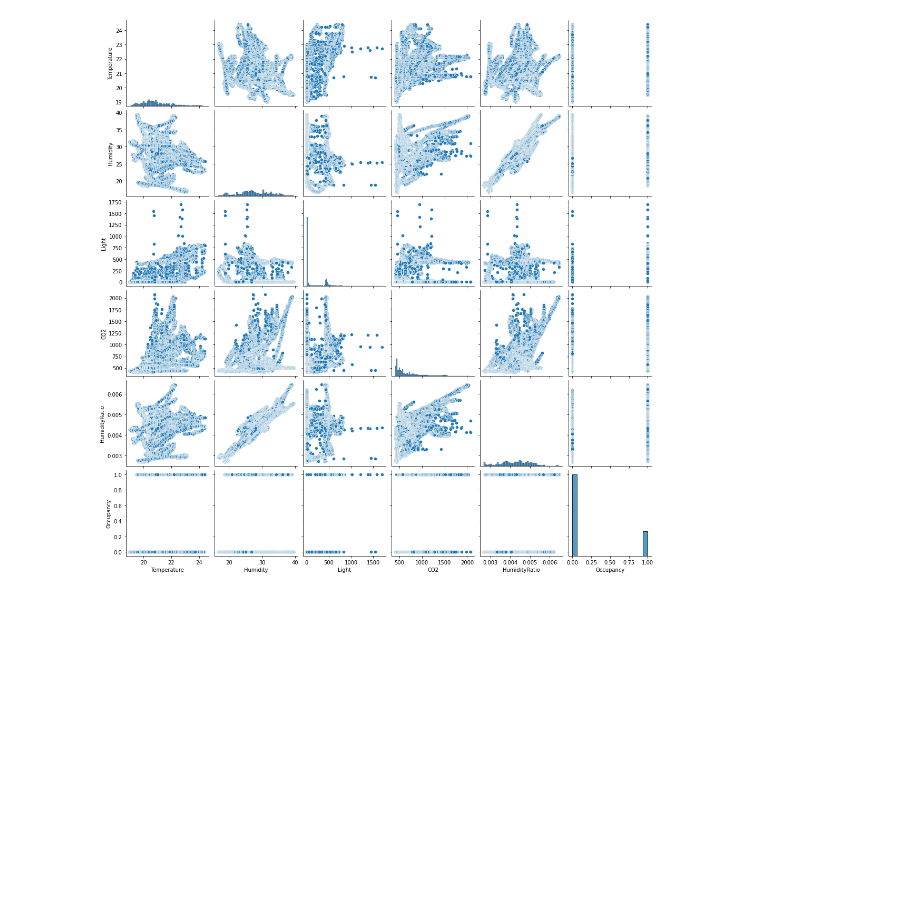
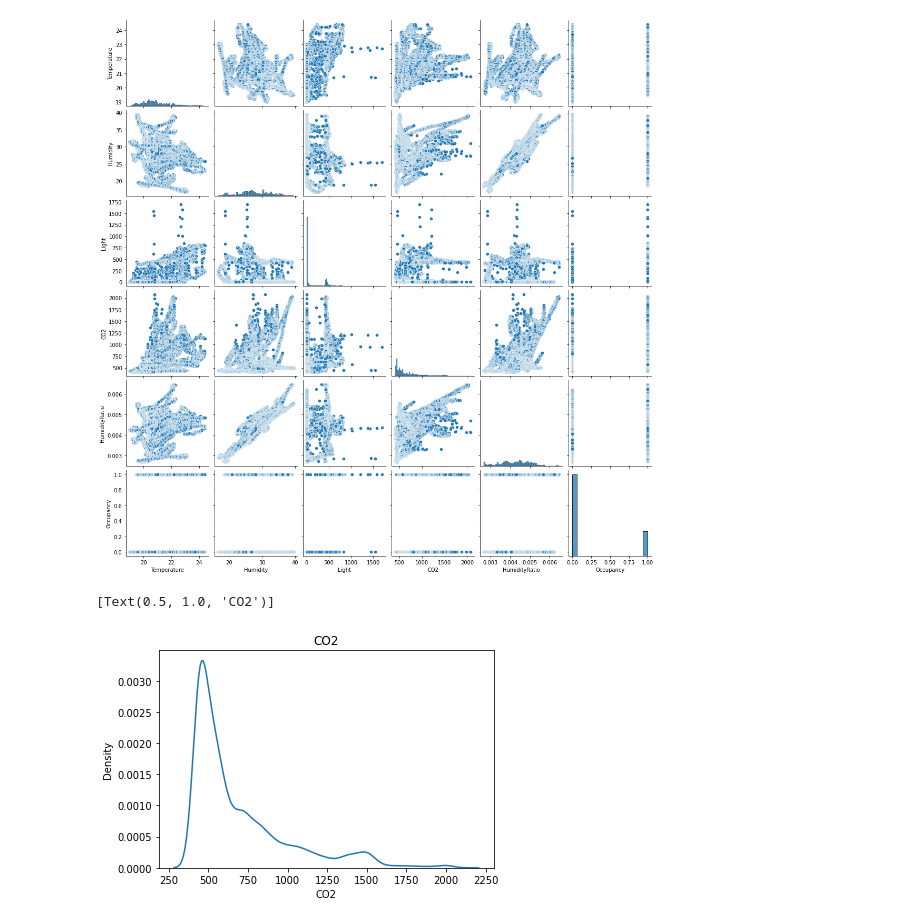
Before and after one commit to JDowBellarmine/DS160_Final_Project_DMB_JDD1, a Jupyter notebook: DS160_Final_Project_DMB_JDD1.ipynb, the cells around one changed output. Drawn from its saved outputs; the diff is of its cells as text; code cells hidden in the pictures; blank space fills up the shorter version.

```diff
--- a/DS160_Final_Project_DMB_JDD1.ipynb
+++ b/DS160_Final_Project_DMB_JDD1.ipynb
@@ -94,3 +146,8 @@ sns.pairplot(df3[['Temperature', 'Humidity', 'Light', 'CO2','HumidityRatio','Occ
 # %% [output]
 <seaborn.axisgrid.PairGrid at 0x...>
 [figure]
+# %%
+sns.kdeplot(df3['CO2']).set(title='CO2')
+# %% [output]
+[Text(0.5, 1.0, 'CO2')]
+[figure, added]
```
Also changed, not shown: parts of 37 cells of this notebook.
